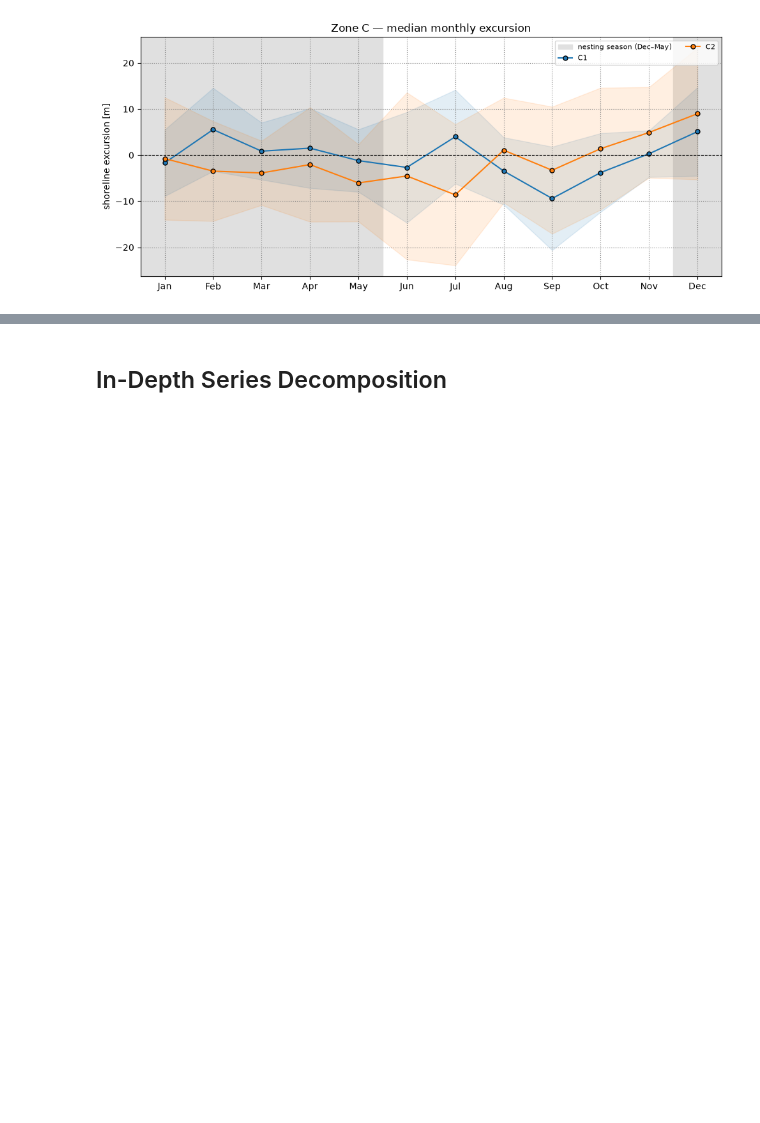
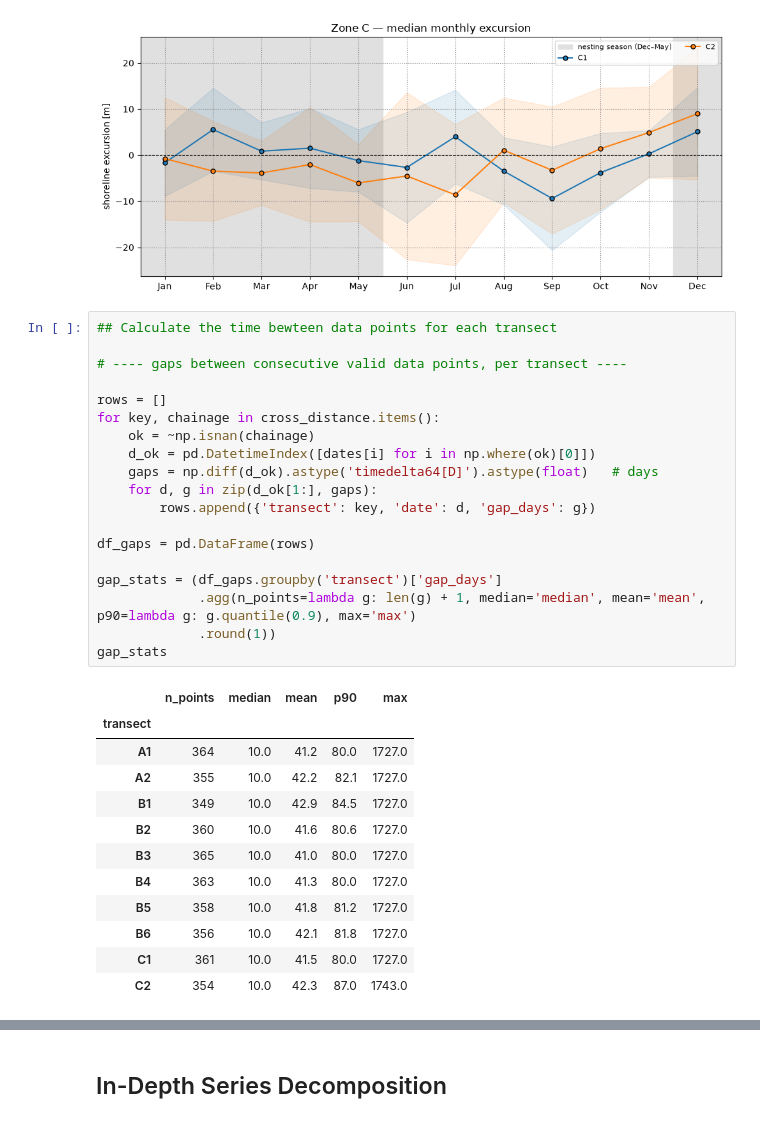
Before and after one commit to mdelemosschaper/quintaplaya, a Jupyter notebook: notebooks/marcus_shorelines.ipynb, the cells around one changed output, grey strips where cells are left out. Saved outputs shown, nothing was run; the diff lists cells and outputs as text; blank space fills up the shorter version.

```diff
--- a/notebooks/marcus_shorelines.ipynb
+++ b/notebooks/marcus_shorelines.ipynb
@@ -311,3 +311,35 @@ for zone in ['A', 'B', 'C']:
 [figure]
 [figure]
 [figure]
+# %%
+## Calculate the time bewteen data points for each transect
+
+# ---- gaps between consecutive valid data points, per transect ----
+
+rows = []
+for key, chainage in cross_distance.items():
+    ok = ~np.isnan(chainage)
+    d_ok = pd.DatetimeIndex([dates[i] for i in np.where(ok)[0]])
+    gaps = np.diff(d_ok).astype('timedelta64[D]').astype(float)   # days
+    for d, g in zip(d_ok[1:], gaps):
+        rows.append({'transect': key, 'date': d, 'gap_days': g})
+
+df_gaps = pd.DataFrame(rows)
+
+gap_stats = (df_gaps.groupby('transect')['gap_days']
+             .agg(n_points=lambda g: len(g) + 1, median='median', mean='mean', p90=lambda g: g.quantile(0.9), max='max')
+             .round(1))
+gap_stats
+# %% [output]
+|  | n_points | median | mean | p90 | max |
+| transect |  |  |  |  |  |
+| A1 | 364 | 10.0 | 41.2 | 80.0 | 1727.0 |
+| A2 | 355 | 10.0 | 42.2 | 82.1 | 1727.0 |
+| B1 | 349 | 10.0 | 42.9 | 84.5 | 1727.0 |
+| B2 | 360 | 10.0 | 41.6 | 80.6 | 1727.0 |
+| B3 | 365 | 10.0 | 41.0 | 80.0 | 1727.0 |
+| B4 | 363 | 10.0 | 41.3 | 80.0 | 1727.0 |
+| B5 | 358 | 10.0 | 41.8 | 81.2 | 1727.0 |
+| B6 | 356 | 10.0 | 42.1 | 81.8 | 1727.0 |
+| C1 | 361 | 10.0 | 41.5 | 80.0 | 1727.0 |
+| C2 | 354 | 10.0 | 42.3 | 87.0 | 1743.0 |
```
Also changed, not shown: parts of 6 cells of this notebook.
